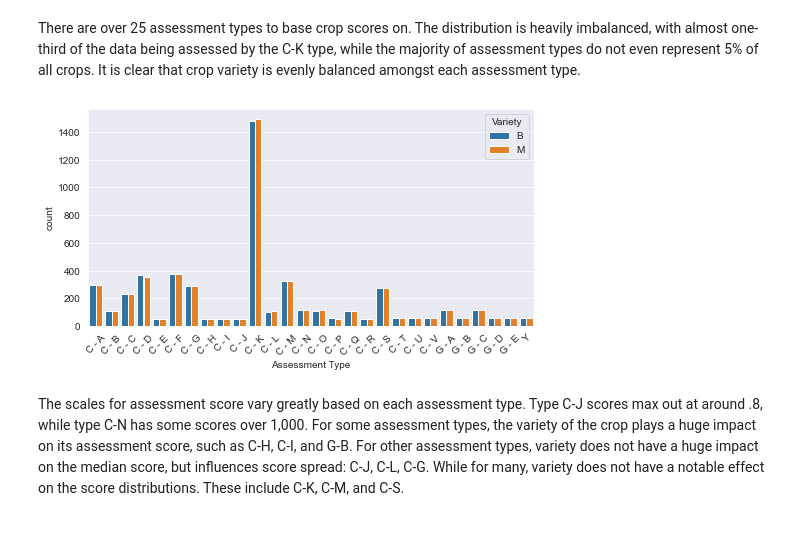
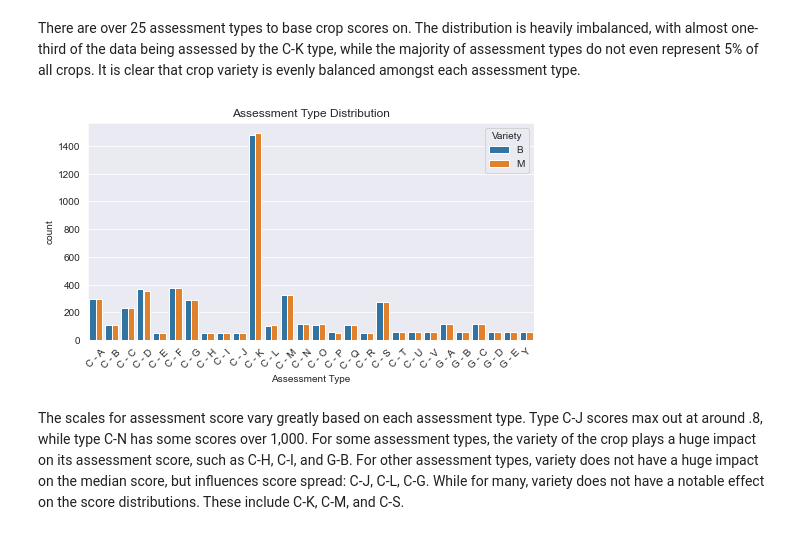
Before and after one commit to Chris95cam/PepsiCo-Data-Science-Challenge, a Jupyter notebook: PepsiCo.ipynb, the cells around one changed output. Saved outputs shown, nothing was run; the diff lists cells and outputs as text; code cells hidden in the pictures.

```diff
--- a/PepsiCo.ipynb
+++ b/PepsiCo.ipynb
@@ -167,10 +167,11 @@ There are over 25 assessment types to base crop scores on. The distribution is h
 # %%
 plt.figure(figsize=(8,4))
 sns.countplot(data=df, x='Assessment Type', order = sorted(df['Assessment Type'].unique()),hue='Variety',hue_order=['B','M'])
 plt.xticks(rotation=45)
+plt.title('Assessment Type Distribution')
 plt.show()
 # %% [output]
-[figure, old version]
+[figure, new version]
 # %% [markdown]
 The scales for assessment score vary greatly based on each assessment type. Type C-J scores max out at around .8, while type C-N has some scores over 1,000. For some assessment types, the variety of the crop plays a huge impact on its assessment score, such as C-H, C-I, and G-B. For other assessment types, variety does not have a huge impact on the median score, but influences score spread: C-J, C-L, C-G. While for many, variety does not have a notable effect on the score distributions. These include C-K, C-M, and C-S.
 # %%
```
Also changed, not shown: 1 other file.
